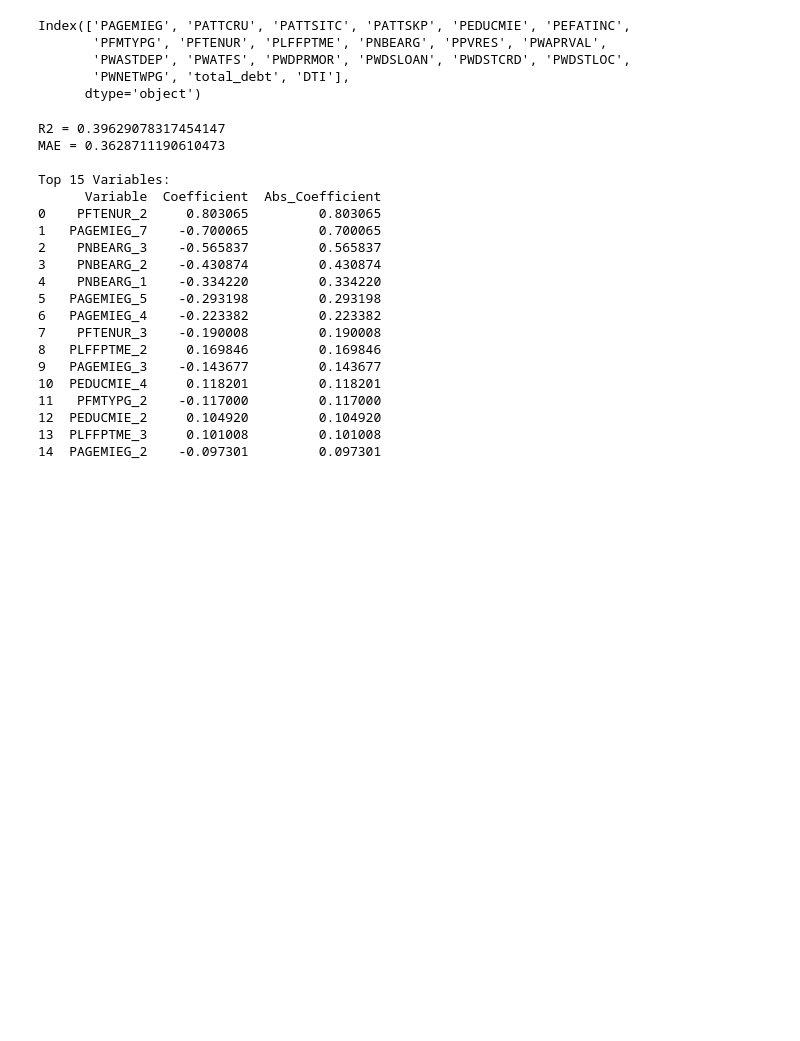
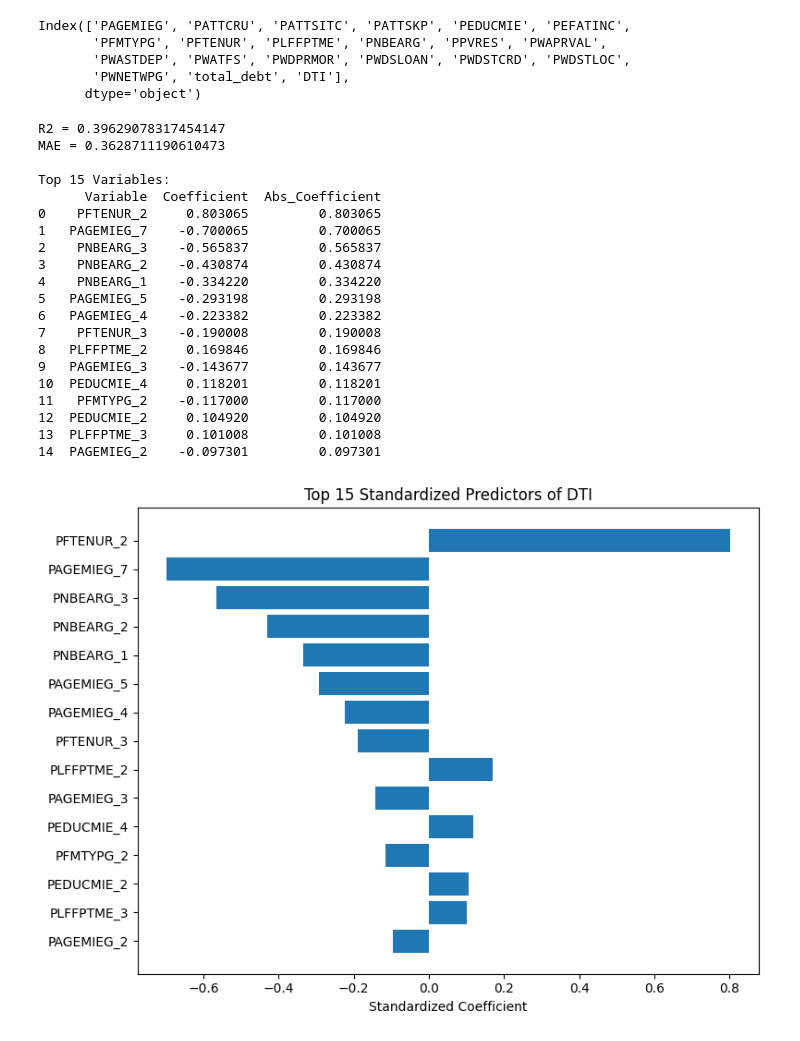
Before and after one commit to AnnieQiulq/datathon, a Jupyter notebook: main.ipynb, the cells around one changed output. Saved outputs shown, nothing was run; the diff lists cells and outputs as text; code cells hidden in the pictures; blank space fills up the shorter version.

```diff
--- a/main.ipynb
+++ b/main.ipynb
@@ -247,30 +234,43 @@ coef_df = pd.DataFrame({
     'Variable': X.columns,
     'Coefficient': model.coef_
 })
 
 coef_df['Abs_Coefficient'] = coef_df['Coefficient'].abs()
 coef_df = coef_df.sort_values(by='Abs_Coefficient', ascending=False).reset_index(drop=True)
 
 print("\nTop 15 Variables:")
 print(coef_df.head(15))
+
+import matplotlib.pyplot as plt
+
+top15 = coef_df.head(15)
+
+plt.figure(figsize=(8,6))
+plt.barh(top15['Variable'], top15['Coefficient'])
+plt.gca().invert_yaxis()
+plt.title("Top 15 Standardized Predictors of DTI")
+plt.xlabel("Standardized Coefficient")
+plt.tight_layout()
+plt.show()
 # %% [output]
 R2 = 0.39629078317454147
 MAE = 0.3628711190610473
 
 Top 15 Variables:
       Variable  Coefficient  Abs_Coefficient
 0    PFTENUR_2     0.803065         0.803065
 1   PAGEMIEG_7    -0.700065         0.700065
 2    PNBEARG_3    -0.565837         0.565837
 3    PNBEARG_2    -0.430874         0.430874
 4    PNBEARG_1    -0.334220         0.334220
 5   PAGEMIEG_5    -0.293198         0.293198
 6   PAGEMIEG_4    -0.223382         0.223382
 7    PFTENUR_3    -0.190008         0.190008
 8   PLFFPTME_2     0.169846         0.169846
 9   PAGEMIEG_3    -0.143677         0.143677
 10  PEDUCMIE_4     0.118201         0.118201
 11   PFMTYPG_2    -0.117000         0.117000
 12  PEDUCMIE_2     0.104920         0.104920
 13  PLFFPTME_3     0.101008         0.101008
 14  PAGEMIEG_2    -0.097301         0.097301
+[figure, added]
```
Also changed, not shown: parts of 12 cells of this notebook.
